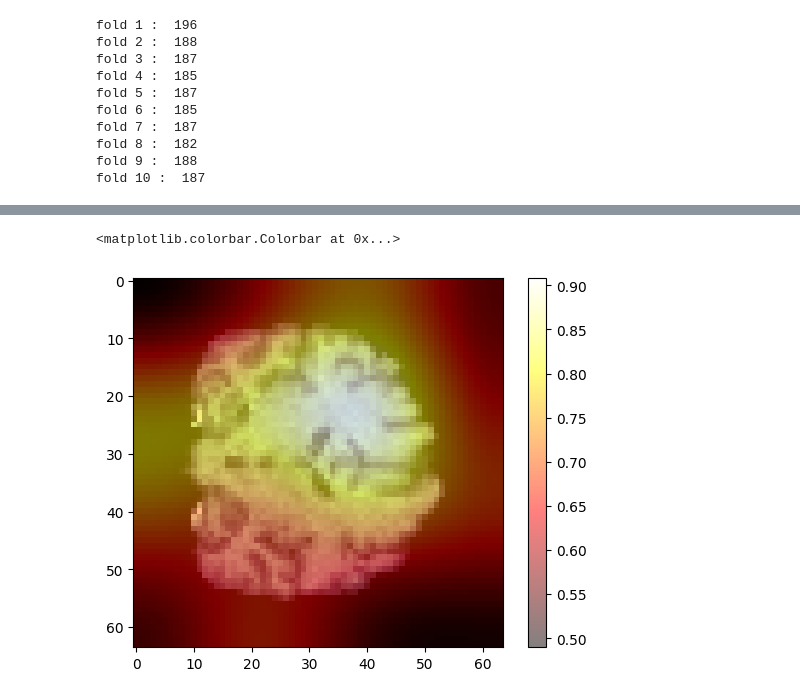
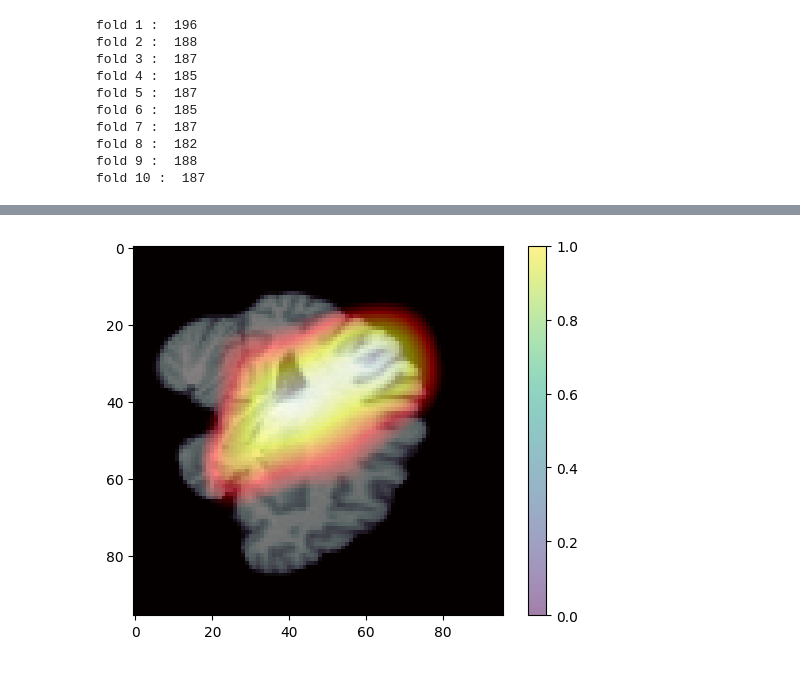
Before and after one commit to youzhiw/SCZ_classfication, a Jupyter notebook: manualGradCAM.ipynb, the cells around one changed output, grey strips where cells are left out. Saved outputs shown, nothing was run; the diff lists cells and outputs as text; code cells hidden in the pictures.

```diff
--- a/manualGradCAM.ipynb
+++ b/manualGradCAM.ipynb
@@ -300,23 +387,35 @@ shape of heatmap:  torch.Size([4, 6, 4])
 # %%
+def plot_gradCAM(sample, heatmap, axis, slice):
+    if axis == 'x':
+        image = sample[0][0][0][slice, 0:96,  0:96].numpy()
+        heatmap_image = heatmap[slice, 0:96,  0:96]
+    elif axis == 'y':
+        image = sample[0][0][0][ 0:96,slice,  0:96].numpy()
+        heatmap_image = heatmap[0:96, slice,  0:96]
+    else:
+        image = sample[0][0][0][ 0:96,0:96, slice].numpy()
+        heatmap_image = heatmap[0:96,  0:96, slice]
+    # Assuming heatmap_image is your heatmap array
+    heatmap_capped = np.maximum(heatmap_image, 0.8)
 
-# Assuming heatmap and sample[0] are NumPy arrays
-image = sample[0][0][0][0:64, int(96/2), 0:64].numpy()
-heatmap_image = heatmap[0:64, int(96/2), 0:64]
+    # Normalize capped heatmap values to [0, 255] range
+    heatmap_normalized = np.uint8(255 * (heatmap_capped - np.min(heatmap_capped)) / (np.max(heatmap_capped) - np.min(heatmap_capped)))
 
-# Normalize heatmap values to [0, 255] range
-heatmap_normalized = np.uint8(255 * (heatmap_image - np.min(heatmap_image)) / (np.max(heatmap_image) - np.min(heatmap_image)))
+    # Apply colormap to capped heatmap
+    heatmap_color = plt.cm.hot(heatmap_normalized)
 
-# Apply colormap to heatmap
-# heatmap_color = cv2.applyColorMap(heatmap_normalized, cv2.COLORMAP_JET)
-# # Overlay heatmap on image
-# overlaid_image = cv2.addWeighted(image, 0.5, heatmap_color, 0.5, 0)
+    # Plot the original image
+    plt.imshow(image, cmap='bone', alpha=1)
 
-# # Plot overlaid image
-plt.imshow(image, cmap='bone', alpha=1)
-plt.imshow(heatmap_image, cmap='hot', alpha=0.5)
-plt.colorbar()
-# plt.axis('off')
-# plt.show()
+    # Overlay the capped heatmap on the image
+    plt.imshow(heatmap_color, alpha=0.5)
+
+    # Add colorbar
+    plt.colorbar()
+
+    # Show the plot
+    plt.show()
-# %% [output]
-<matplotlib.colorbar.Colorbar at 0x...>
-[figure, removed]
+# %%
+plot_gradCAM(sample, heatmap, 'x', max_x_index)
+# %% [output]
+[figure, added]
```
Also changed, not shown: parts of 14 cells of this notebook, 2 other files.
